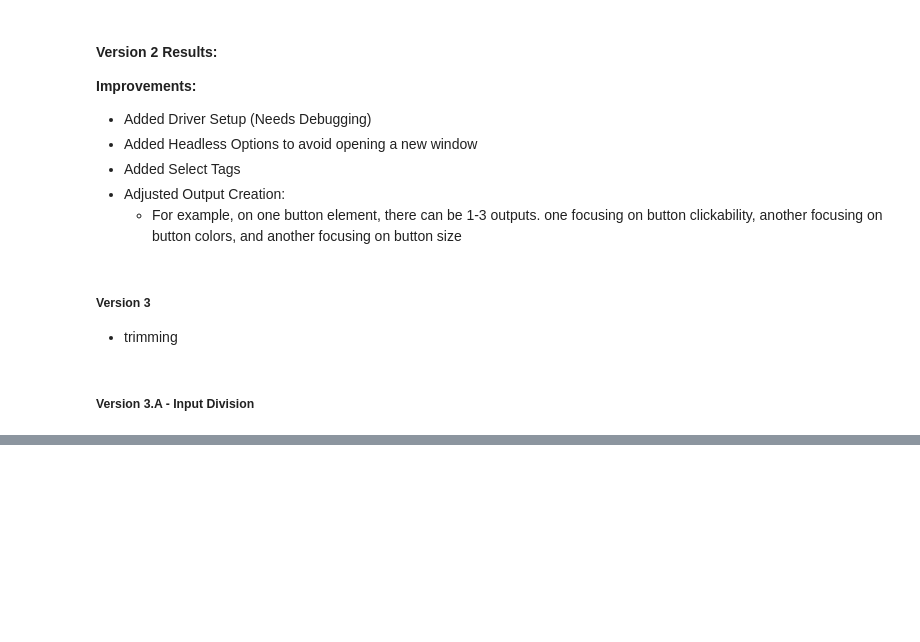
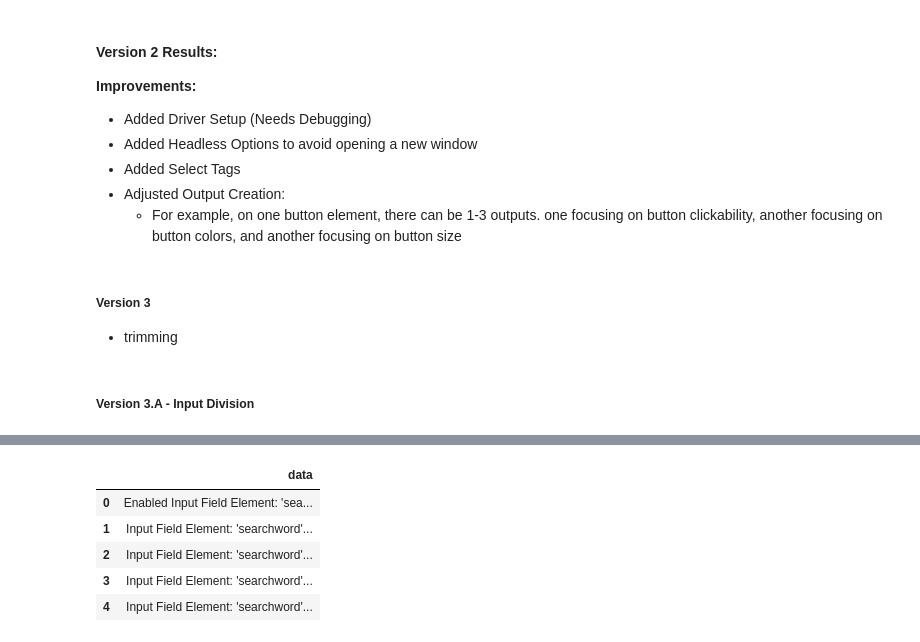
Before and after one commit to CasualCodes/next-gen-qa, a Jupyter notebook: components/scraper.ipynb, the cells around one changed output, grey strips where cells are left out. Drawn from its saved outputs; the diff is of its cells as text; code cells hidden in the pictures; blank space fills up the shorter version.

```diff
--- a/components/scraper.ipynb
+++ b/components/scraper.ipynb
@@ -1215,0 +1245,12 @@ def element_scrape(url):
+# %%
+div_data = divide_scraped_data(data)
+div_data[0]
+df_ver = dataframe_init({"data": div_data[5]})
+df_ver
+# %% [output]
+|  | data |
+| 0 | Enabled Input Field Element: 'sea... |
+| 1 | Input Field Element: 'searchword'... |
+| 2 | Input Field Element: 'searchword'... |
+| 3 | Input Field Element: 'searchword'... |
+| 4 | Input Field Element: 'searchword'... |
```
Also changed, not shown: parts of 5 cells of this notebook, 2 other files.
